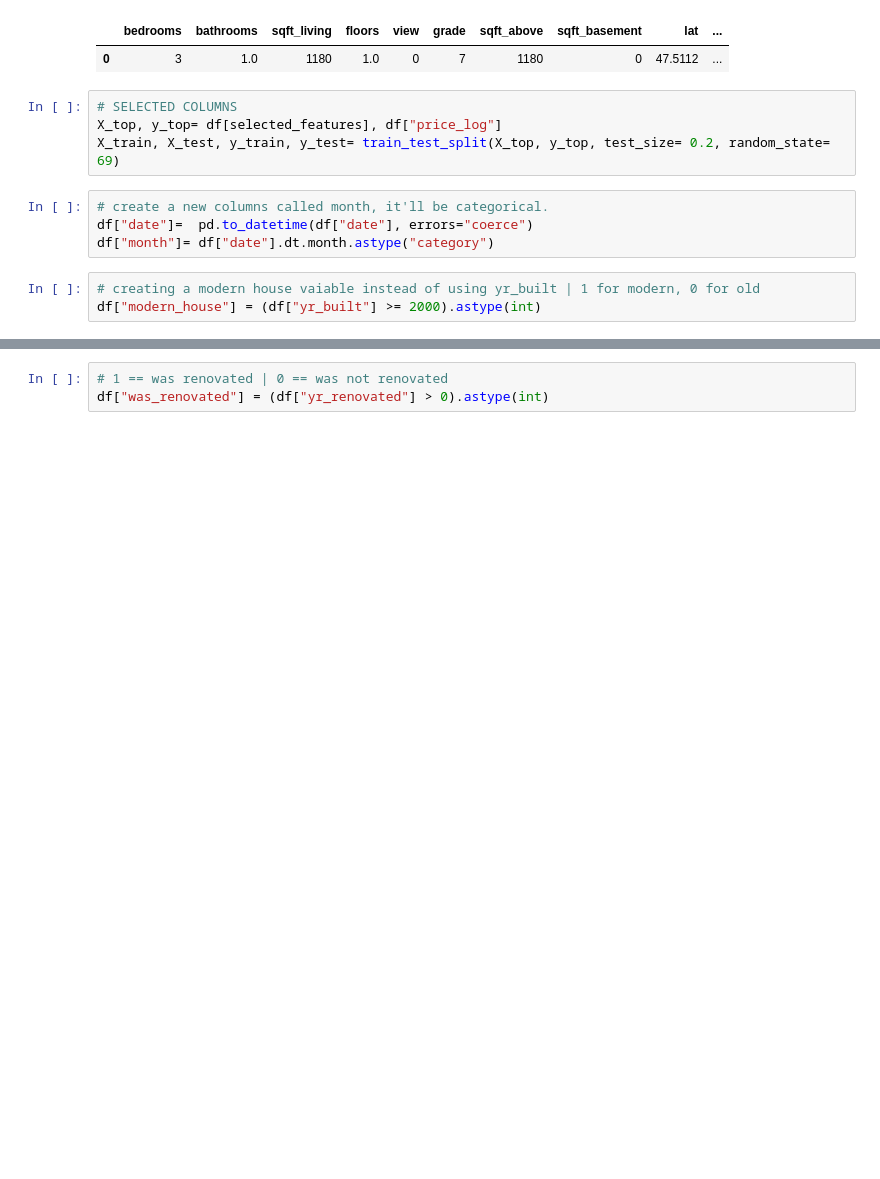
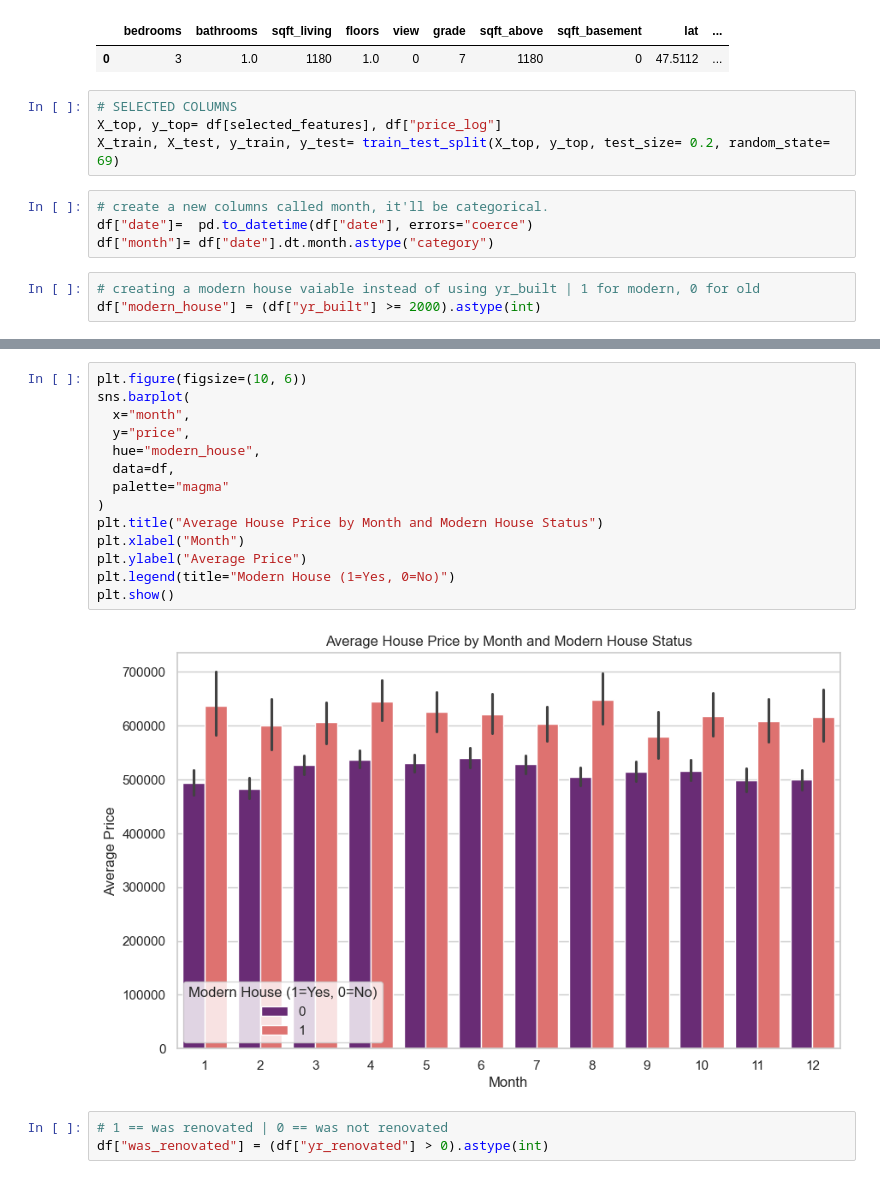
Before and after one commit to iKebb/Ironhack-Project03_IronKaggle, a Jupyter notebook: main.ipynb, the cells around one changed output, grey strips where cells are left out. Cells and saved outputs as stored; diff of their text form; blank space fills up the shorter version.

```diff
--- a/main.ipynb
+++ b/main.ipynb
@@ -986,3 +1012,19 @@ df["modern_house"] = (df["yr_built"] >= 2000).astype(int)
+# %%
+plt.figure(figsize=(10, 6))
+sns.barplot(
+  x="month",
+  y="price",
+  hue="modern_house",
+  data=df,
+  palette="magma"
+)
+plt.title("Average House Price by Month and Modern House Status")
+plt.xlabel("Month")
+plt.ylabel("Average Price")
+plt.legend(title="Modern House (1=Yes, 0=No)")
+plt.show()
+# %% [output]
+[figure, added]
 # %%
 # 1 == was renovated | 0 == was not renovated
 df["was_renovated"] = (df["yr_renovated"] > 0).astype(int)
```
Also changed, not shown: parts of 8 cells of this notebook.
